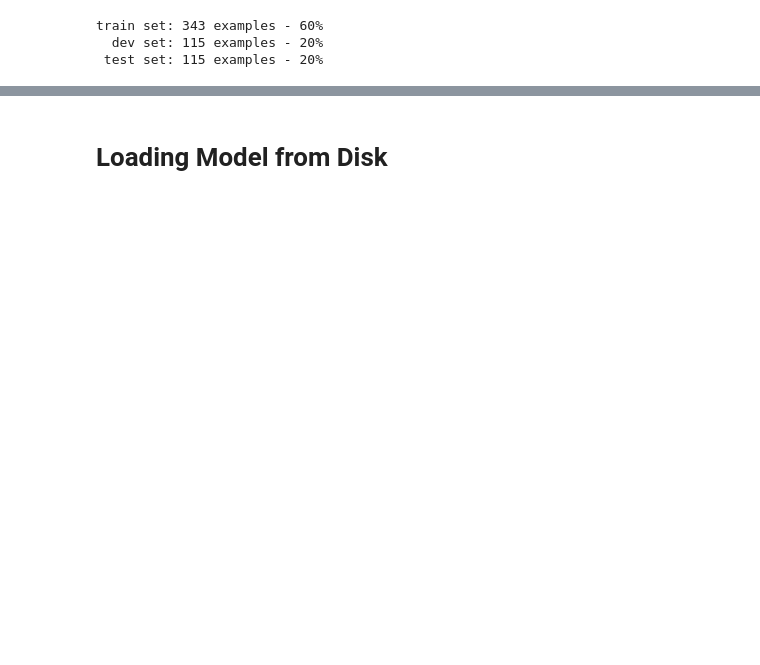
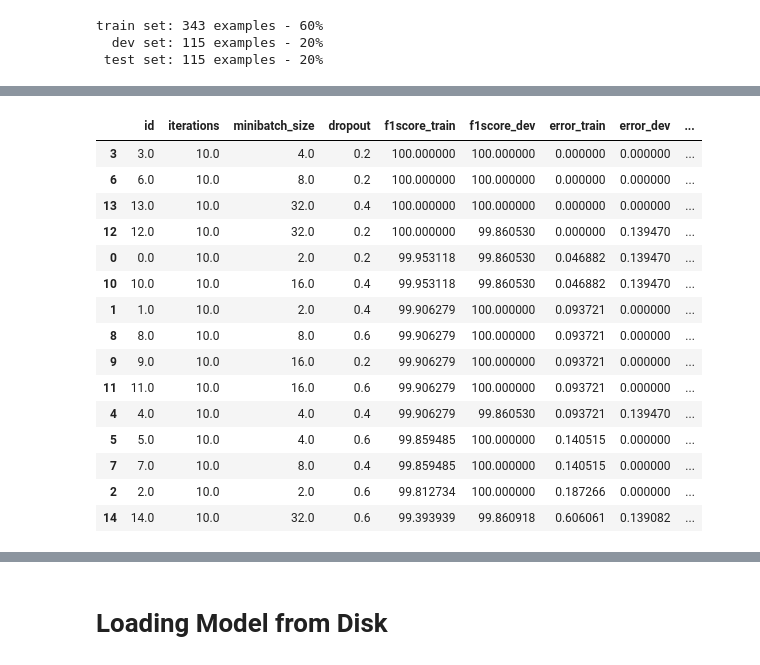
Before and after one commit to y-garcia/recipe-ingredient-classifier, a Jupyter notebook: 02_implementation.ipynb, the cells around one changed output, grey strips where cells are left out. Drawn from its saved outputs; the diff is of its cells as text; code cells hidden in the pictures; blank space fills up the shorter version.

```diff
--- a/02_implementation.ipynb
+++ b/02_implementation.ipynb
@@ -50,12 +82,14 @@ Total number of rows: 573
 pprinter = pprint.PrettyPrinter(indent=4)
 # %%
 def pp(title, obj, newline=True):
+    """ Convenience function to pretty-print variables """
     print(f'{title}:')
     pprinter.pprint(obj)
     if(newline):
         print()
 
 def split_words(series):
+    """  Returns a list of unique words contained in the series """
     unique = set()
     for item in series:
         cleaned = re.sub(r'['+re.escape(string.punctuation)+']', ' ', item)
@@ -65,7 +99,8 @@ def split_words(series):
             unique.add(word)
     return list(unique)
 
-def generate_patterns(model, series, label):
+def generate_patterns(model, series):
+    """ Converts a series of words as a list of spaCy documents """
     matcher_patterns = []
 
     for item in series:
@@ -75,6 +110,13 @@ def generate_patterns(model, series, label):
     return matcher_patterns
 
 def generate_data(model, data, matcher):
+    """
+    Generates the data used for training the NER model with spaCy.
+    Returns a list with entries like this:
+
+    ('300.00 g Couscous', {'entities': [(0, 6, 'QUANTITY'), (7, 8, 'UNIT'), (9, 17, 'NAME')]})
+
+    """
     RESULT = []
     for doc in model.pipe(data):
         entities = []
@@ -87,5 +129,23 @@ def generate_data(model, data, matcher):
         training_example = (doc.text, {'entities': entities})
         RESULT.append(training_example)
     return RESULT
+
+def evaluate(model, data):
+    """ Calculates the f1-score of the model on some data """
+    scorer = Scorer()
+    for text, annotations in data:
+        doc = model.make_doc(text)
+        gold = GoldParse(doc, entities=annotations['entities'])
+        prediction = model(text)
+        scorer.score(prediction, gold)
+        # TODO can I get the wrongly labeled examples from the scorer?
+    return scorer.scores['ents_f']
+
+def plot_loss(datapoints):
+    """ Plots a set of datapoints as a line diagram """
+    plt.plot(datapoints)
+    plt.ylabel('Loss')
+    plt.xlabel('iterations')
+    plt.show()
 # %% [markdown]
 # Generate patterns
@@ -240,0 +428,20 @@ plt.show()
+# %%
+sorted_results_df = results_df.sort_values(['bias', 'variance'])
+sorted_results_df.head(20)
+# %% [output]
+|  | id | iterations | minibatch_size | dropout | f1score_train | f1score_dev | error_train | error_dev | ... |
+| 3 | 3.0 | 10.0 | 4.0 | 0.2 | 100.000000 | 100.000000 | 0.000000 | 0.000000 | ... |
+| 6 | 6.0 | 10.0 | 8.0 | 0.2 | 100.000000 | 100.000000 | 0.000000 | 0.000000 | ... |
+| 13 | 13.0 | 10.0 | 32.0 | 0.4 | 100.000000 | 100.000000 | 0.000000 | 0.000000 | ... |
+| 12 | 12.0 | 10.0 | 32.0 | 0.2 | 100.000000 | 99.860530 | 0.000000 | 0.139470 | ... |
+| 0 | 0.0 | 10.0 | 2.0 | 0.2 | 99.953118 | 99.860530 | 0.046882 | 0.139470 | ... |
+| 10 | 10.0 | 10.0 | 16.0 | 0.4 | 99.953118 | 99.860530 | 0.046882 | 0.139470 | ... |
+| 1 | 1.0 | 10.0 | 2.0 | 0.4 | 99.906279 | 100.000000 | 0.093721 | 0.000000 | ... |
+| 8 | 8.0 | 10.0 | 8.0 | 0.6 | 99.906279 | 100.000000 | 0.093721 | 0.000000 | ... |
+| 9 | 9.0 | 10.0 | 16.0 | 0.2 | 99.906279 | 100.000000 | 0.093721 | 0.000000 | ... |
+| 11 | 11.0 | 10.0 | 16.0 | 0.6 | 99.906279 | 100.000000 | 0.093721 | 0.000000 | ... |
+| 4 | 4.0 | 10.0 | 4.0 | 0.4 | 99.906279 | 99.860530 | 0.093721 | 0.139470 | ... |
+| 5 | 5.0 | 10.0 | 4.0 | 0.6 | 99.859485 | 100.000000 | 0.140515 | 0.000000 | ... |
+| 7 | 7.0 | 10.0 | 8.0 | 0.4 | 99.859485 | 100.000000 | 0.140515 | 0.000000 | ... |
+| 2 | 2.0 | 10.0 | 2.0 | 0.6 | 99.812734 | 100.000000 | 0.187266 | 0.000000 | ... |
+| 14 | 14.0 | 10.0 | 32.0 | 0.6 | 99.393939 | 99.860918 | 0.606061 | 0.139082 | ... |
```
Also changed, not shown: parts of 36 cells of this notebook, 1 other file.
